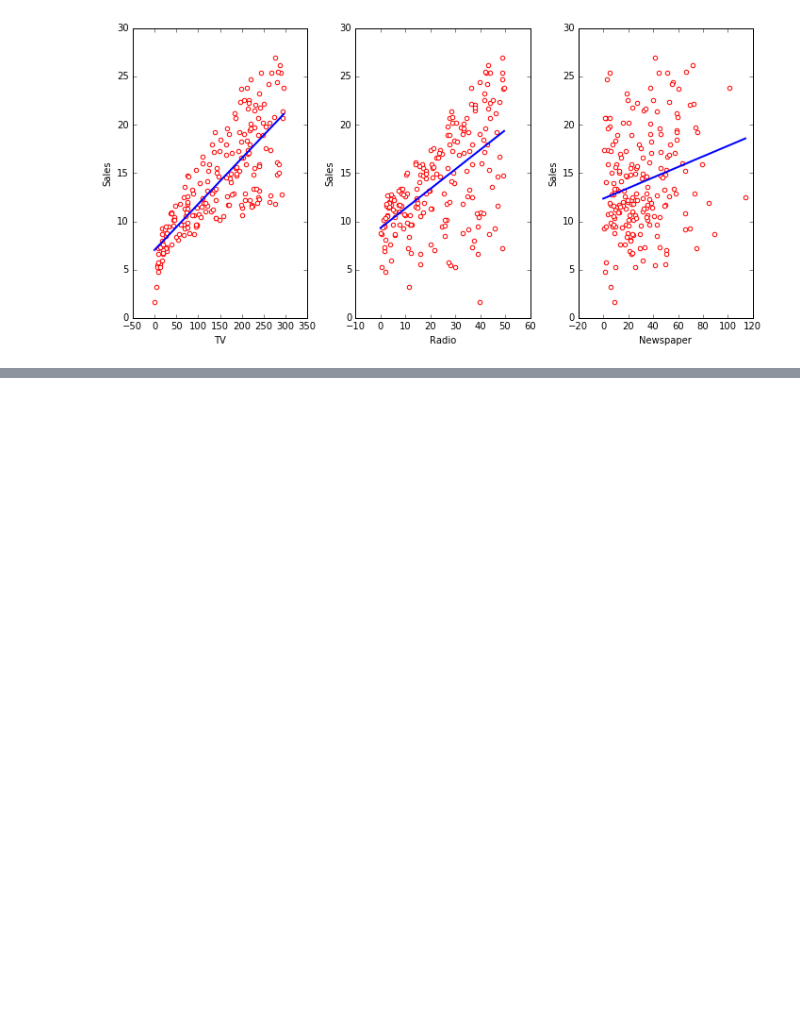
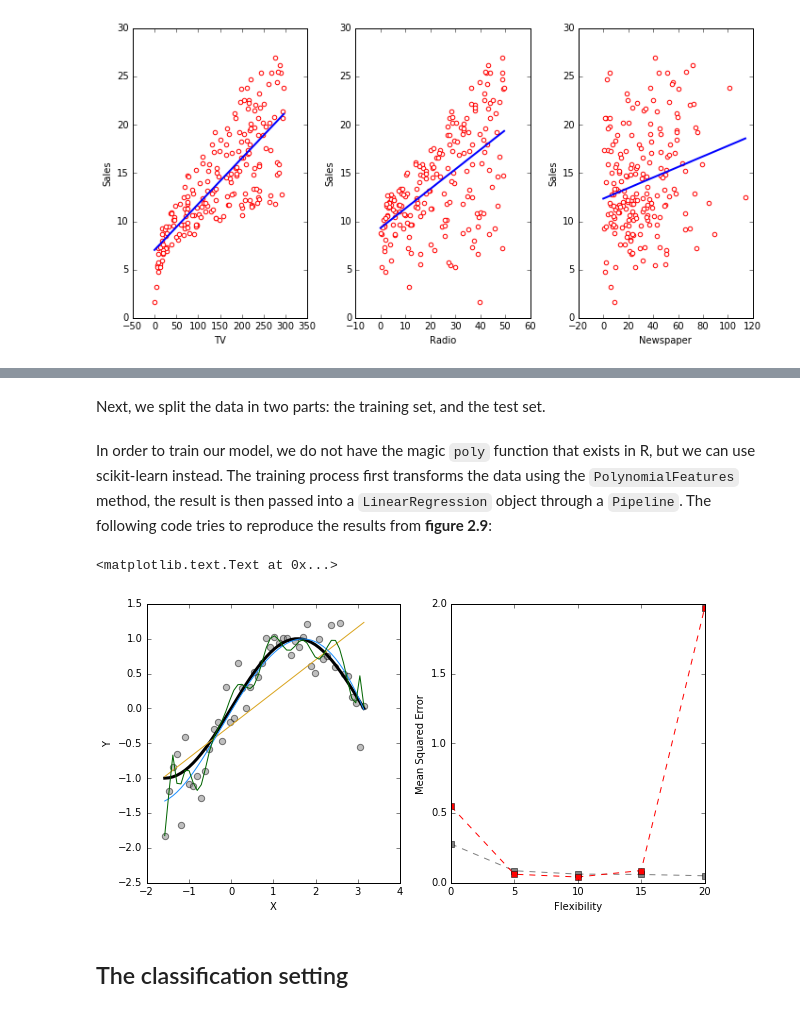
Before and after one commit to greenster3000/ISLR_reading_group, a Jupyter notebook: notebooks/chap2.ipynb, the cells around one changed output, grey strips where cells are left out. Saved outputs shown, nothing was run; the diff lists cells and outputs as text; code cells hidden in the pictures; blank space fills up the shorter version.

Commit message:
Added model accuracy

```diff
--- a/notebooks/chap2.ipynb
+++ b/notebooks/chap2.ipynb
@@ -50,0 +64,8 @@ f.tight_layout()
+# %%
+def f_model_sim(x):
+    return np.sin(x) + 0.3*np.random.randn(x.shape[0])
+# %%
+X = np.linspace(-pi/2,pi,100)
+y = f_model_sim(X)
+# %% [markdown]
+Next, we split the data in two parts: the training set, and the test set.
@@ -50,0 +74,39 @@ f.tight_layout()
+# %% [markdown]
+In order to train our model, we do not have the magic `poly` function that exists in R, but we can use scikit-learn instead. The training process first transforms the data using the `PolynomialFeatures` method, the result is then passed into a `LinearRegression` object through a `Pipeline`. The following code tries to reproduce the results from **figure 2.9**:
+# %%
+
+colors = {1:'goldenrod',4:'dodgerblue',20:'darkgreen'}
+f, (ax1, ax2) = plt.subplots(1,2)
+ax1.plot(X, np.sin(X), lw=3, color='k')
+ax1.scatter(X, y, facecolor='grey', alpha=0.5, s=40)
+ax1.set_xlabel('X')
+ax1.set_ylabel('Y')
+
+mse_train = []
+mse_test = []
+yhat_plot = np.zeros((100,3))
+deg_range = range(1,23)
+
+for i, deg in enumerate(deg_range):
+    regpol = make_pipeline(PolynomialFeatures(deg), LinearRegression())
+    regpol.fit(X_train[:,np.newaxis], y_train)
+    if deg in colors.keys():
+        ax1.plot(X, regpol.predict(X[:,np.newaxis]), color=colors[deg])
+    yhat_train = regpol.predict(X_train[:,np.newaxis])
+    yhat_test = regpol.predict(X_test[:,np.newaxis])
+    mse_train.append(mean_squared_error(yhat_train, y_train))
+    mse_test.append(mean_squared_error(yhat_test, y_test))
+
+
+mse_pts = [0, 5, 10, 15, 20]
+mse_train_plot = [mse_train[i] for i in mse_pts]
+mse_test_plot = [mse_test[i] for i in mse_pts]
+ax2.plot(mse_pts,mse_train_plot, '--s', color='grey')
+ax2.plot(mse_pts,mse_test_plot, '--s', color='red')
+ax2.set_xlabel('Flexibility')
+ax2.set_ylabel('Mean Squared Error')
+# %% [output]
+<matplotlib.text.Text at 0x...>
+[figure, added]
+# %% [markdown]
+## The classification setting
```
Also changed, not shown: parts of 9 cells of this notebook, 1 other file.
